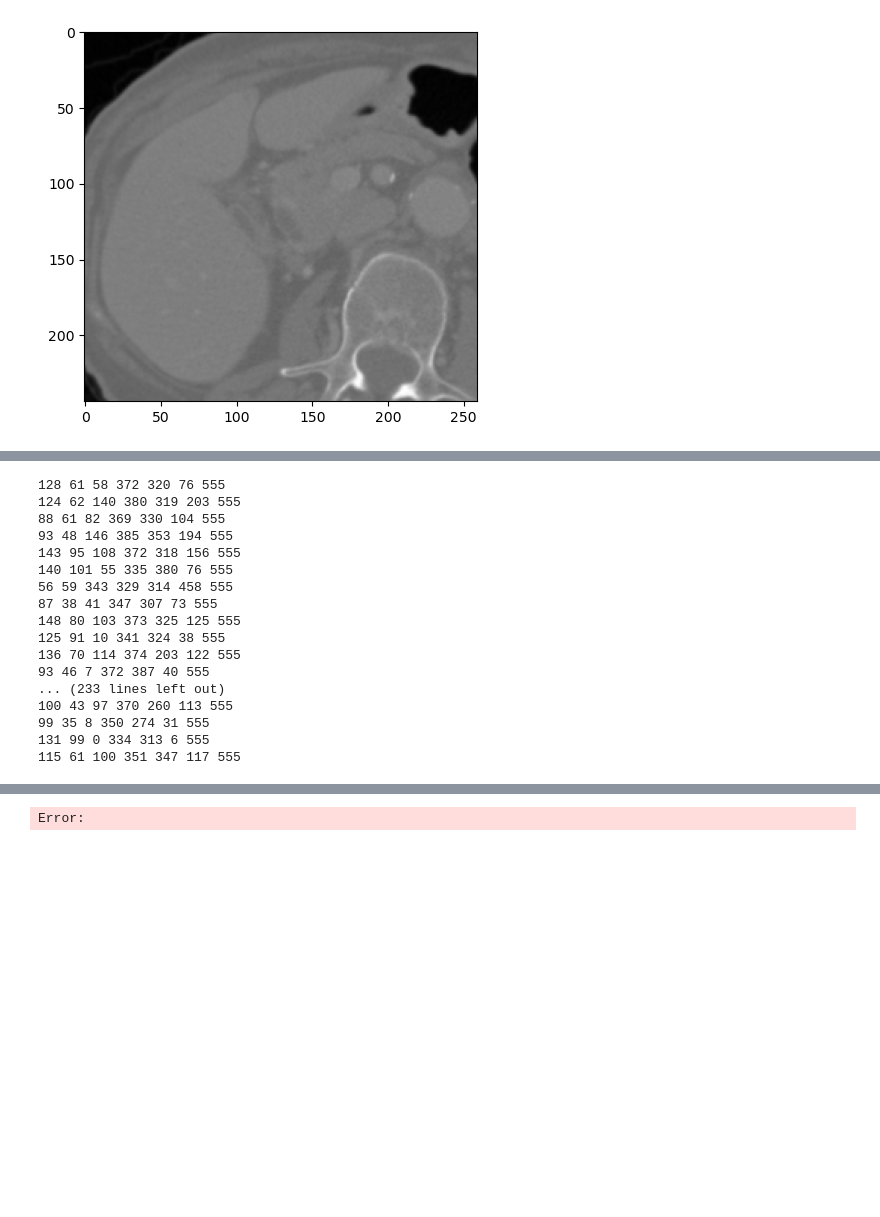
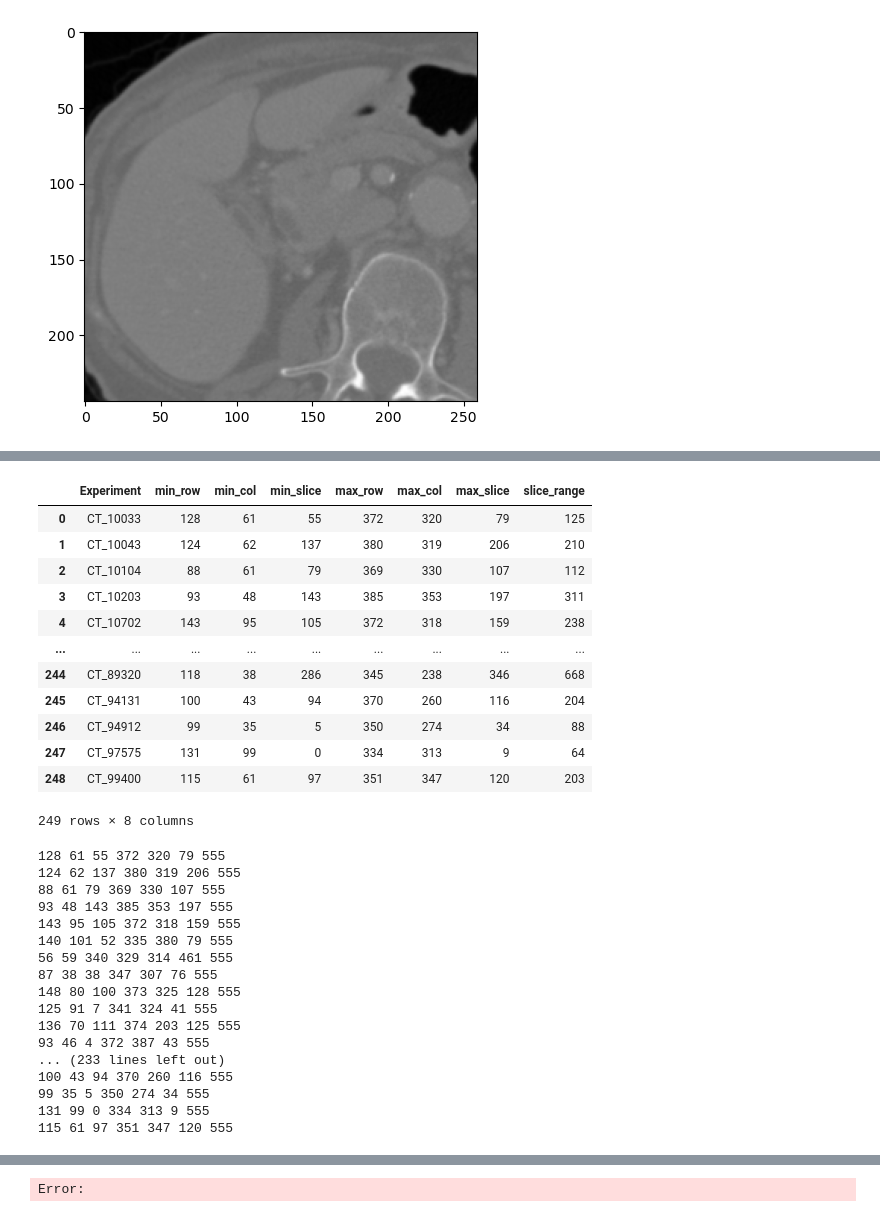
Before and after one commit to BaconDavid/CRLM_Internship_Project, a Jupyter notebook: Jupyter_Test/Get liver bounding.ipynb, the cells around one changed output, grey strips where cells are left out. Cells and saved outputs as stored; diff of their text form; code cells hidden in the pictures; blank space fills up the shorter version.

```diff
--- a/Jupyter_Test/Get liver bounding.ipynb
+++ b/Jupyter_Test/Get liver bounding.ipynb
@@ -558,20 +589,35 @@ plt.imshow(test_data_array[0,:,:],cmap='gray')
+# %%
+import pandas as pd
+liver_info = pd.read_csv('../../Data/Mixed_HGP/True_Label/tm_slices_lv_region_+3.csv')
+liver_info
+# %% [output]
+|  | Experiment | min_row | min_col | min_slice | max_row | max_col | max_slice | slice_range |
+| 0 | CT_10033 | 128 | 61 | 55 | 372 | 320 | 79 | 125 |
+| 1 | CT_10043 | 124 | 62 | 137 | 380 | 319 | 206 | 210 |
+| 2 | CT_10104 | 88 | 61 | 79 | 369 | 330 | 107 | 112 |
+| 3 | CT_10203 | 93 | 48 | 143 | 385 | 353 | 197 | 311 |
+| 4 | CT_10702 | 143 | 95 | 105 | 372 | 318 | 159 | 238 |
+| ... | ... | ... | ... | ... | ... | ... | ... | ... |
+| 244 | CT_89320 | 118 | 38 | 286 | 345 | 238 | 346 | 668 |
+| 245 | CT_94131 | 100 | 43 | 94 | 370 | 260 | 116 | 204 |
+| 246 | CT_94912 | 99 | 35 | 5 | 350 | 274 | 34 | 88 |
+| 247 | CT_97575 | 131 | 99 | 0 | 334 | 313 | 9 | 64 |
+| 248 | CT_99400 | 115 | 61 | 97 | 351 | 347 | 120 | 203 |
+249 rows × 8 columns
 # %%
-import pandas as pd
-liver_info = pd.read_csv('../../Data/Mixed_HGP/True_Label/Mixed_HGP_tm_slice_lv_region.csv')
-liver_info
+
 image_folder = '../../Data/Mixed_HGP/Mixed_HGP_Raw/'
 
 
 Mixed_HGP_Data = os.listdir('../../Data/Mixed_HGP/Mixed_HGP_Raw/')
 
 Mixed_HGP_Data = [os.path.abspath(os.path.join(image_folder, f)) for f in os.listdir(image_folder)]
-
-output_folder = '../../Data/Mixed_HGP/tm_slices_lv_region/'
+output_folder = '../../Data/Mixed_HGP/tm_slices_lv_region_+3/'
 for index,row in liver_info.iterrows():
     img = sitk.ReadImage(Mixed_HGP_Data[index])
     img_array = sitk.GetArrayFromImage(img)
     out_name = os.path.basename(Mixed_HGP_Data[index])
-    min_row,min_col,min_slice,max_row,max_col,max_slice = row.iloc[1:]
+    min_row,min_col,min_slice,max_row,max_col,max_slice = row.iloc[1:7]
     #get margin
     #min_row,min_col,min_slice,max_row,max_col,max_slice = get_margin_size(img_array,[min_row,min_col,min_slice,max_row,max_col,max_slice],percentage=0.2)
     print(min_row,min_col,min_slice,max_row,max_col,max_slice,'555')
@@ -585,20 +631,20 @@ for index,row in liver_info.iterrows():
     # 保存提取的切片
     sitk.WriteImage(extracted_img, output_path)
 # %% [output]
-128 61 58 372 320 76 555
-124 62 140 380 319 203 555
-88 61 82 369 330 104 555
-93 48 146 385 353 194 555
-143 95 108 372 318 156 555
-140 101 55 335 380 76 555
-56 59 343 329 314 458 555
-87 38 41 347 307 73 555
-148 80 103 373 325 125 555
-125 91 10 341 324 38 555
-136 70 114 374 203 122 555
-93 46 7 372 387 40 555
+128 61 55 372 320 79 555
+124 62 137 380 319 206 555
+88 61 79 369 330 107 555
+93 48 143 385 353 197 555
+143 95 105 372 318 159 555
+140 101 52 335 380 79 555
+56 59 340 329 314 461 555
+87 38 38 347 307 76 555
+148 80 100 373 325 128 555
+125 91 7 341 324 41 555
+136 70 111 374 203 125 555
+93 46 4 372 387 43 555
 ... (233 lines left out)
-100 43 97 370 260 113 555
-99 35 8 350 274 31 555
-131 99 0 334 313 6 555
-115 61 100 351 347 117 555
+100 43 94 370 260 116 555
+99 35 5 350 274 34 555
+131 99 0 334 313 9 555
+115 61 97 351 347 120 555
```
Also changed, not shown: parts of 18 cells of this notebook, 46 other files.
